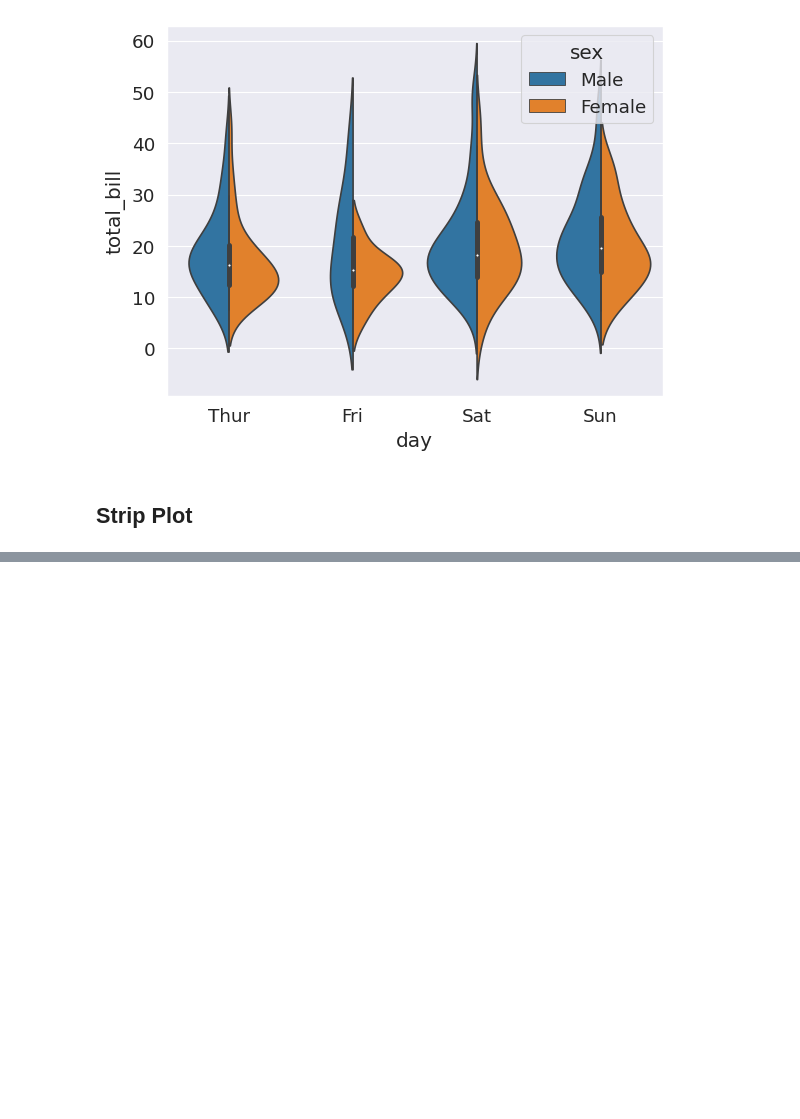
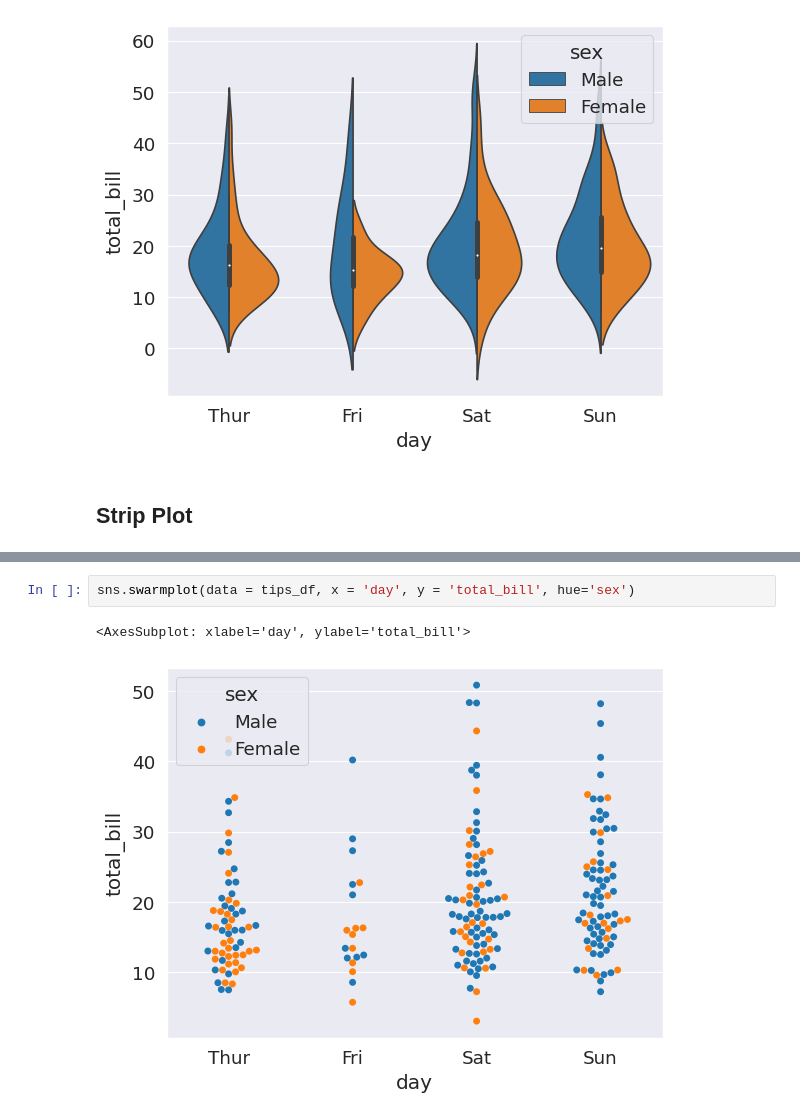
Before and after one commit to EdwinKingori/Seaborn_DataVisualizations, a Jupyter notebook: seaborn_layout.ipynb, the cells around one changed output, grey strips where cells are left out. Cells and saved outputs as stored; diff of their text form; blank space fills up the shorter version.

```diff
--- a/seaborn_layout.ipynb
+++ b/seaborn_layout.ipynb
@@ -233,0 +265,5 @@ sns.violinplot(data = tips_df, x = 'day', y = 'total_bill', hue = 'sex', split =
+# %%
+sns.swarmplot(data = tips_df, x = 'day', y = 'total_bill', hue='sex')
+# %% [output]
+<AxesSubplot: xlabel='day', ylabel='total_bill'>
+[figure, added]
```
Also changed, not shown: parts of 18 cells of this notebook.
